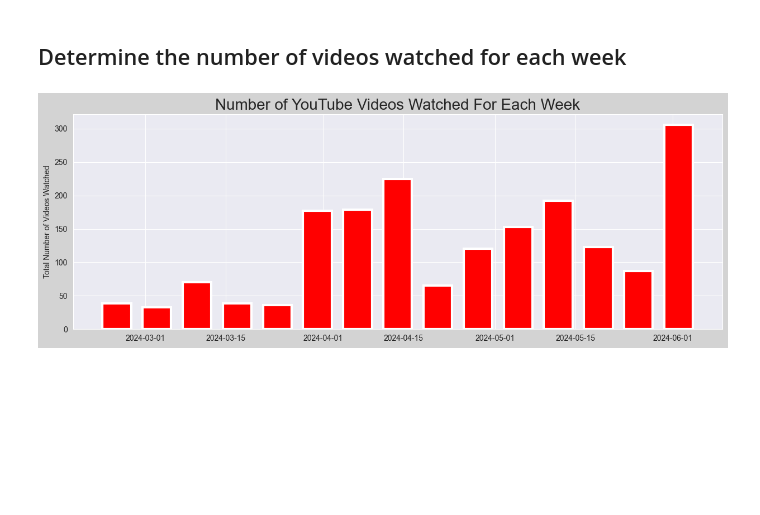
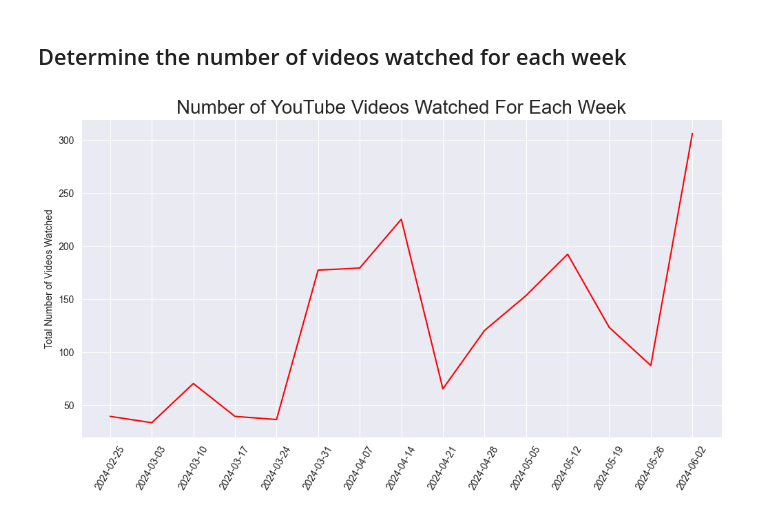
Before and after one commit to Johncarlodeveloper/YouTube-Watch-History-Data-to-CSV-file, a Jupyter notebook: analysis.ipynb, the cells around one changed output. Drawn from its saved outputs; the diff is of its cells as text; code cells hidden in the pictures; blank space fills up the shorter version.

```diff
--- a/analysis.ipynb
+++ b/analysis.ipynb
@@ -266,28 +266,33 @@ End date:  Jun 02, 2024, 11:40:50 PM
 # %% [markdown]
 ## Determine the number of videos watched for each week
 # %%
+import matplotlib.dates as mdates
 # Sort from oldest to newest
 df_sorted = df.sort_values(by='date_time')
 
 df_sorted['date_time'] = pd.to_datetime(df_sorted['date_time'])
 
 # Set the 'date_time' column as the index
 df_sorted.set_index('date_time', inplace=True)
 
 # Resample the data by week and count the occurrences
 weekly_counts = df_sorted.resample('W').size()
 # Reset the index to make the 'date_time' column again
 weekly_counts = weekly_counts.reset_index(name='frequency')
 # Display the result
-dates = list(weekly_counts['date_time'])
+# Extract week numbers and frequencies for plotting
+weekly_counts['week_number'] = weekly_counts['date_time'].dt.isocalendar().week
+weeks = weekly_counts['week_number']
+dates = weekly_counts['date_time'].astype('str')
 videos = weekly_counts['frequency']
 
 # Customize the graph to show
-plt.figure(figsize=(15, 5), facecolor='lightgrey')
+plt.figure(figsize=(12, 6), facecolor='white')
 plt.title('Number of YouTube Videos Watched For Each Week', size=20)
 plt.ylabel('Total Number of Videos Watched')
-plt.grid(True)
-plt.bar(dates, videos, color='red', linewidth=3, width=5)
+plt.xticks(rotation=60)
+# Plot as a bar chart
+plt.plot(dates, videos, color='red')
 plt.show()
 # %% [output]
-[figure, old version]
+[figure, new version]
```
Also changed, not shown: parts of 8 cells of this notebook.
